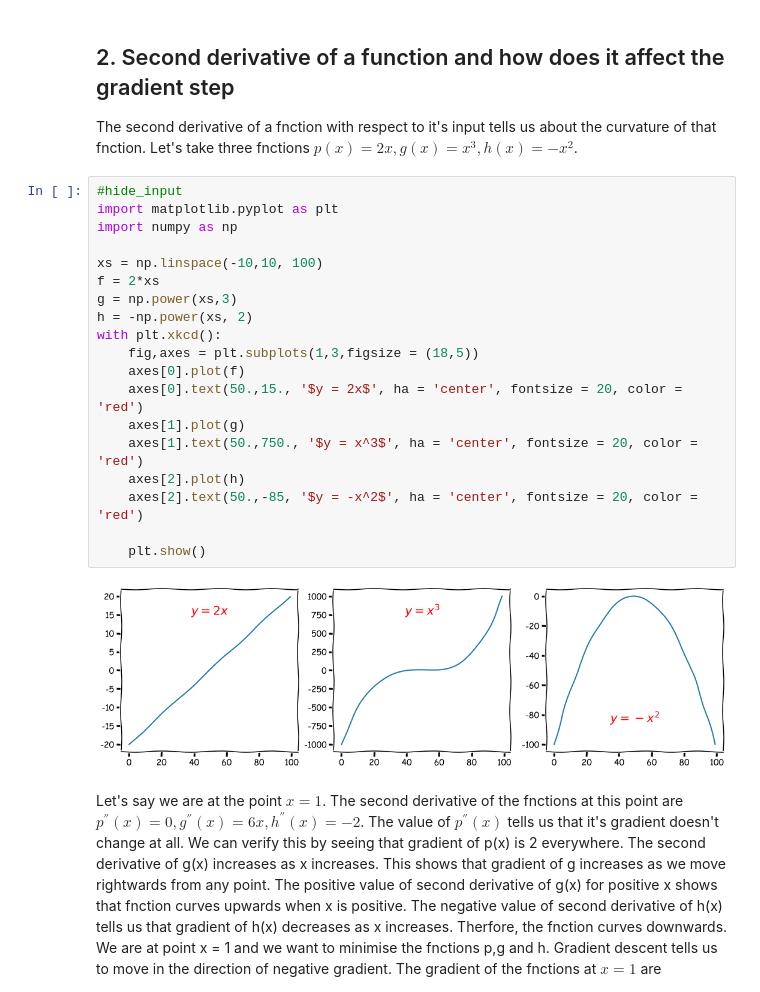
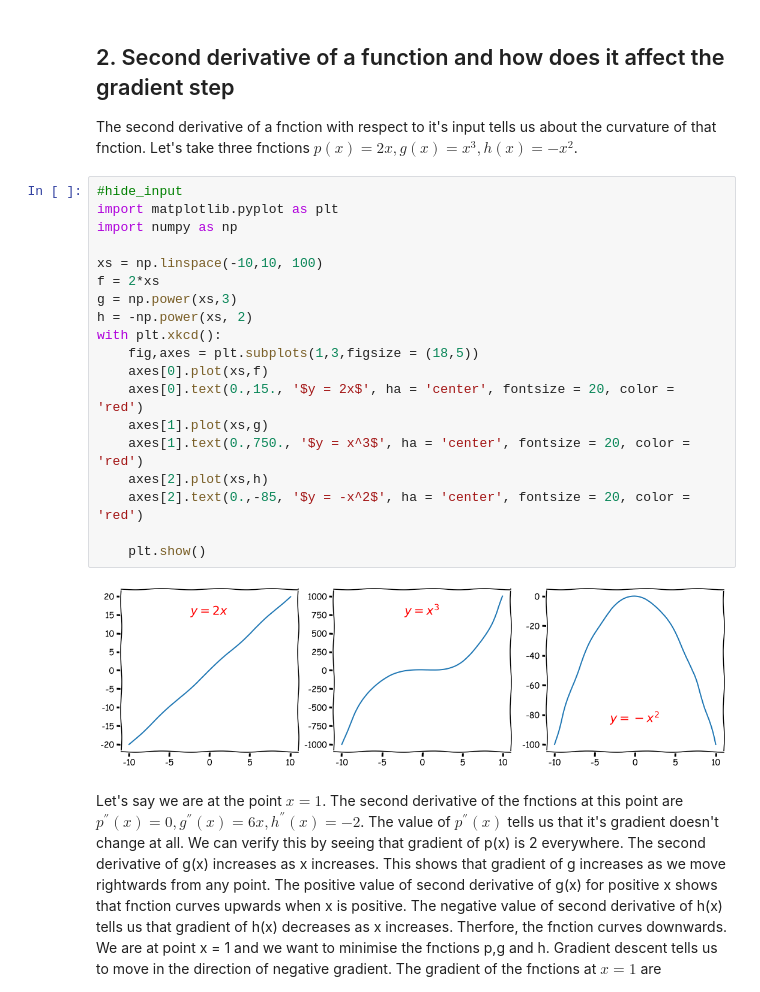
Before and after one commit to Abhimanyu08/blog, a Jupyter notebook: _notebooks/2020-07-20-final.ipynb, the cells around one changed output. Drawn from its saved outputs; the diff is of its cells as text.

```diff
--- a/_notebooks/2020-07-20-final.ipynb
+++ b/_notebooks/2020-07-20-final.ipynb
@@ -28,24 +28,24 @@ The second derivative of a fnction with respect to it's input tells us about the
 # %%
 #hide_input
 import matplotlib.pyplot as plt
 import numpy as np
 
 xs = np.linspace(-10,10, 100)
 f = 2*xs
 g = np.power(xs,3)
 h = -np.power(xs, 2)
 with plt.xkcd():
     fig,axes = plt.subplots(1,3,figsize = (18,5))
-    axes[0].plot(f)
-    axes[0].text(50.,15., '$y = 2x$', ha = 'center', fontsize = 20, color = 'red')
-    axes[1].plot(g)
-    axes[1].text(50.,750., '$y = x^3$', ha = 'center', fontsize = 20, color = 'red')
-    axes[2].plot(h)
-    axes[2].text(50.,-85, '$y = -x^2$', ha = 'center', fontsize = 20, color = 'red')
+    axes[0].plot(xs,f)
+    axes[0].text(0.,15., '$y = 2x$', ha = 'center', fontsize = 20, color = 'red')
+    axes[1].plot(xs,g)
+    axes[1].text(0.,750., '$y = x^3$', ha = 'center', fontsize = 20, color = 'red')
+    axes[2].plot(xs,h)
+    axes[2].text(0.,-85, '$y = -x^2$', ha = 'center', fontsize = 20, color = 'red')
 
     plt.show()
 # %% [output]
-[figure, old version]
+[figure, new version]
 # %% [markdown]
 Let's say we are at the point ${x = 1}$. The second derivative of the fnctions at this point are ${p^{''}(x) = 0, g^{''}(x) = 6x, h^{''}(x) = -2}$. The value of ${p^{''}(x)}$ tells us that it's gradient doesn't change at all. We can verify this by seeing that gradient of p(x) is 2 everywhere. The second derivative of g(x) increases as x increases. This shows that gradient of g increases as we move rightwards from any point. The positive value of second derivative of g(x) for positive x shows that fnction curves upwards when x is positive. The negative value of second derivative of h(x) tells us that gradient of h(x) decreases as x increases. Therfore, the fnction curves downwards.
 We are at point x = 1 and we want to minimise the fnctions p,g and h. Gradient descent tells us to move in the direction of negative gradient. The gradient of the fnctions at ${x = 1}$ are ${p^{'}(1) = 2, g^{'}(1) = 3, h^{'}(1) = -2}$. The value of 2 for ${p^{'}(1)}$ tells us that if we change x by a small amount, the value of p(x) should change by twice that amount. The same goes for g(x) and h(x). Let's see if that's the case.
```
